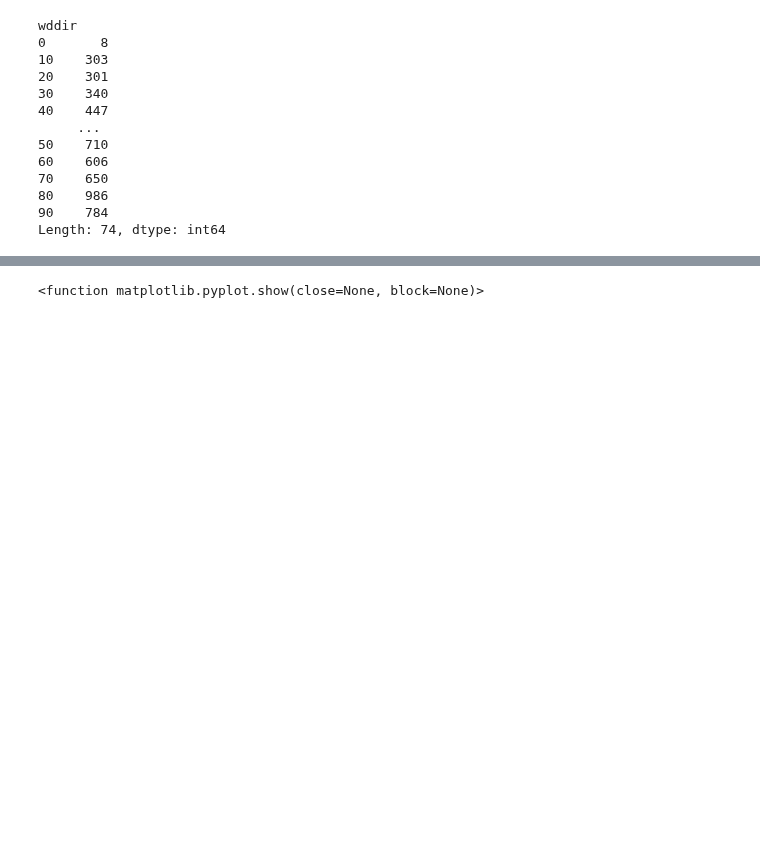
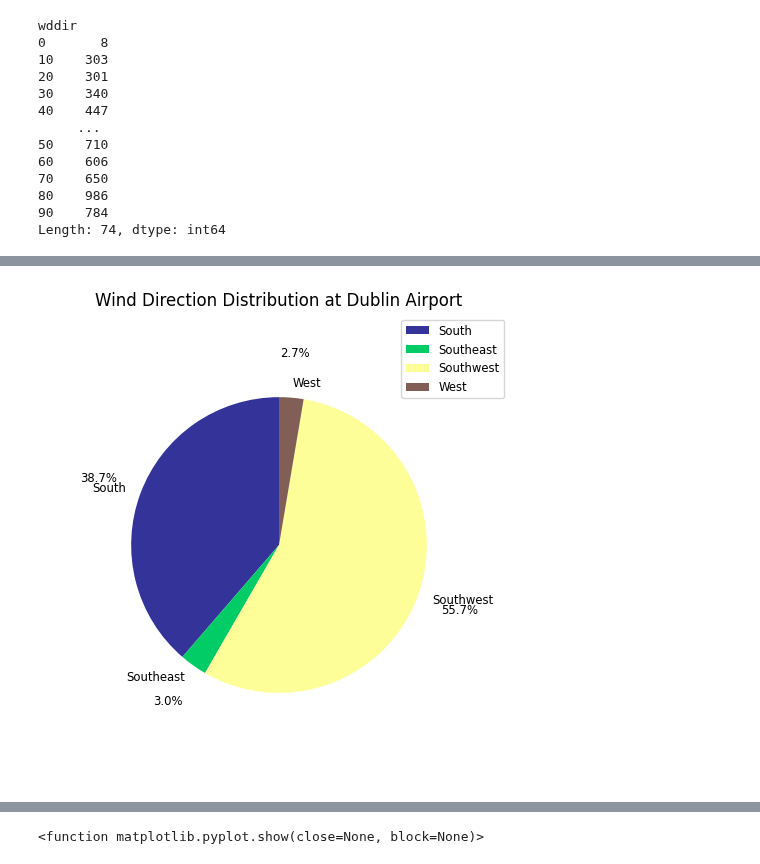
Before and after one commit to Noemidiaz/programming_for_data_analytics, a Jupyter notebook: project/windspeed_DublinAirport.ipynb, the cells around one changed output, grey strips where cells are left out. Saved outputs shown, nothing was run; the diff lists cells and outputs as text; code cells hidden in the pictures; blank space fills up the shorter version.

```diff
--- a/project/windspeed_DublinAirport.ipynb
+++ b/project/windspeed_DublinAirport.ipynb
@@ -717,0 +700,80 @@ NameError: name 'categories' is not defined
+# %%
+
+# SQLite
+# Open connection to SQLite database
+conn = sqlite3.connect('DublinAirport_weather.db')
+
+try:
+    # Query to group wind direction categories by month and year
+    query = """
+        SELECT
+            year,
+            month,
+            CASE
+                WHEN avg_wddir >= 0 AND avg_wddir < 22.5 THEN 'North'
+                WHEN avg_wddir >= 22.5 AND avg_wddir < 67.5 THEN 'Northeast'
+                WHEN avg_wddir >= 67.5 AND avg_wddir < 112.5 THEN 'East'
+                WHEN avg_wddir >= 112.5 AND avg_wddir < 157.5 THEN 'Southeast'
+                WHEN avg_wddir >= 157.5 AND avg_wddir < 202.5 THEN 'South'
+                WHEN avg_wddir >= 202.5 AND avg_wddir < 247.5 THEN 'Southwest'
+                WHEN avg_wddir >= 247.5 AND avg_wddir < 292.5 THEN 'West'
+                WHEN avg_wddir >= 292.5 AND avg_wddir < 337.5 THEN 'Northwest'
+                WHEN avg_wddir >= 337.5 AND avg_wddir <= 360 THEN 'North'
+            END AS wind_direction_category,
+            COUNT(*) AS count
+        FROM (
+            SELECT
+                CAST(strftime('%Y', date) AS INTEGER) AS year,       -- Extract year
+                CAST(strftime('%m', date) AS INTEGER) AS month,      -- Extract month
+                AVG(wddir) AS avg_wddir                             -- Calculate average wind direction
+            FROM DublinAirport_weather_data
+            GROUP BY year, month
+        )
+        GROUP BY year, month, wind_direction_category
+        ORDER BY year, month;
+    """
+
+    # Execute the query and load the results into a pandas DataFrame
+    result = pd.read_sql(query, conn)
+
+    # Display the result (optional)
+    print(result)
+
+    # Aggregate counts by wind direction category
+    category_counts = result.groupby('wind_direction_category')['count'].sum()
+
+    # Prepare data for the pie chart
+    labels = category_counts.index
+    sizes = category_counts.values
+
+    # Generate colors from the 'terrain' colormap
+    cmap = cm.get_cmap('terrain')  # Get the 'terrain' colormap
+    colors = [cmap(i / len(labels)) for i in range(len(labels))]  # Generate colors for the categories
+
+    # Create the pie chart
+    fig, ax = plt.subplots(figsize=(10, 6))  # Set the figure size
+    ax.pie(sizes,  # Use the values for the pie sizes
+           labels=labels,  # Use the labels
+           autopct='%1.1f%%',  # Display percentages
+           startangle=90,  # Start angle for better layout
+           textprops={'size': 'small'},  # Size of the text in the pie chart
+           labeldistance=1.1,  # Distance of labels from the center
+           pctdistance=1.3,  # Distance of percentage labels from the center
+           radius=0.8,  # Size of the pie chart
+           colors=colors)  # Use the 'terrain' colormap-generated colors
+
+    # Add title and legend
+    plt.title('Wind Direction Distribution at Dublin Airport')
+
+    # Add a legend with labels
+    plt.legend(labels=labels, loc="best", fontsize="small")
+
+    # Display the pie chart
+    plt.show()
+
+except sqlite3.Error as e:
+    print(f"SQLite error: {e}")
+
+# Close the connection
+conn.close()
+# %% [output]
@@ -718,3 +794,4 @@ NameError: name 'categories' is not defined
+[figure, added]
 # %%
 # Convert to numeric, convert invalid entries to NaN
 data['wddir'] = pd.to_numeric(data['wddir'], errors='coerce')
```
Also changed, not shown: parts of 27 cells of this notebook, 1 other file.
